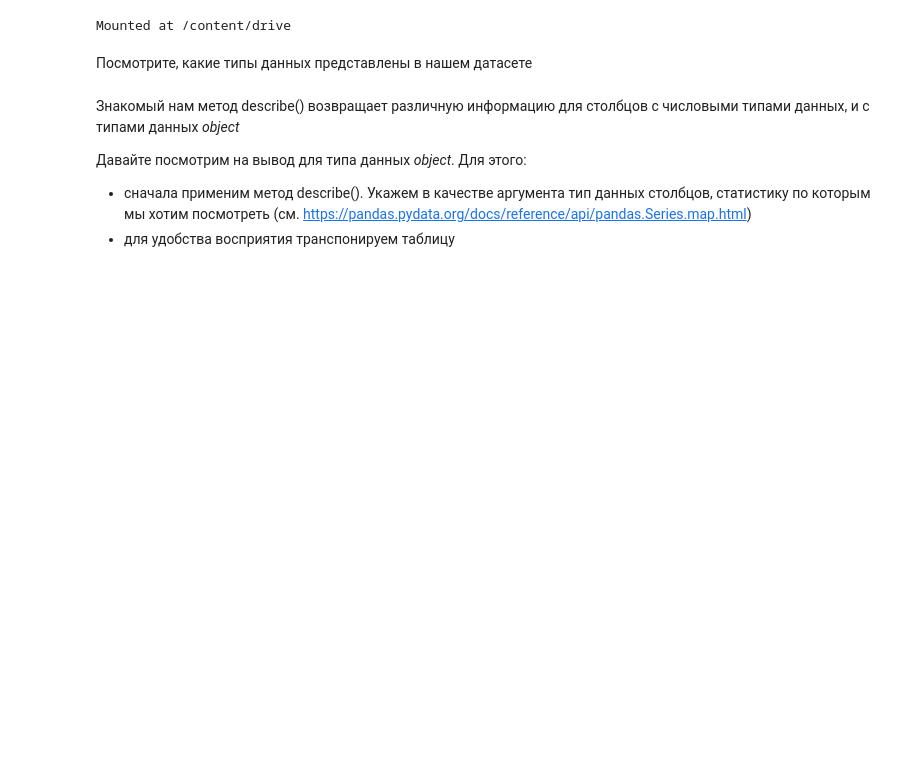
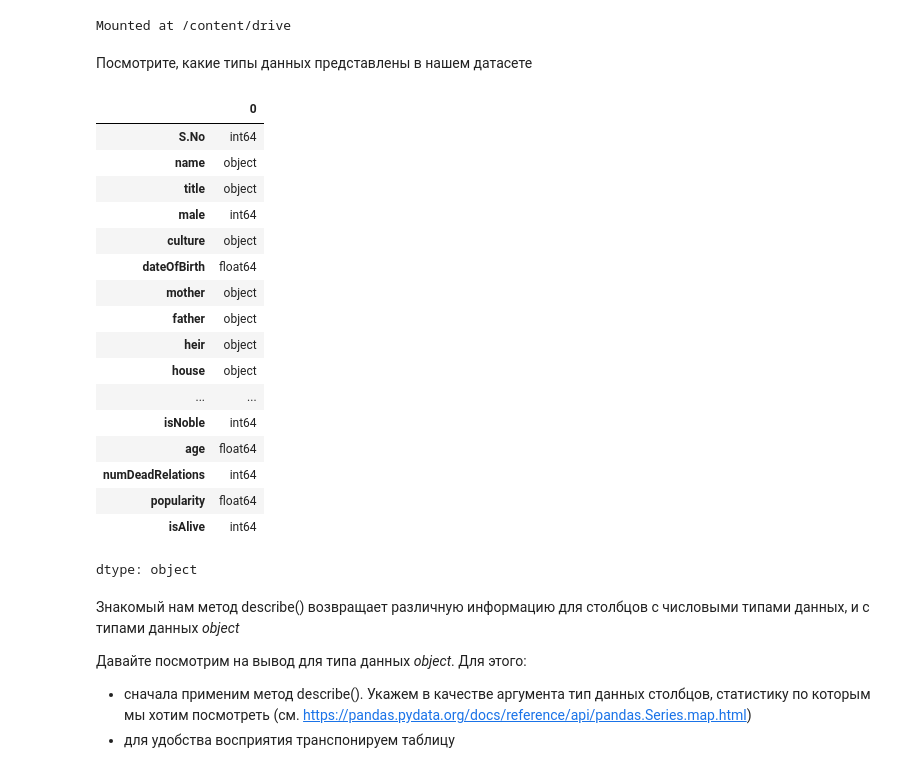
Before and after one commit to Artemidiy777/FPMI_ML, a Jupyter notebook: week_01_ml_intro/Homework/hw_1_game_of_thrones.ipynb, the cells around one changed output. Saved outputs shown, nothing was run; the diff lists cells and outputs as text; code cells hidden in the pictures; blank space fills up the shorter version.

```diff
--- a/week_01_ml_intro/Homework/hw_1_game_of_thrones.ipynb
+++ b/week_01_ml_intro/Homework/hw_1_game_of_thrones.ipynb
@@ -137,6 +138,27 @@ drive.mount('/content/drive')
 Mounted at /content/drive
 # %% [markdown]
 Посмотрите, какие типы данных представлены в нашем датасете
+# %%
+data.dtypes
+# %% [output]
+|  | 0 |
+| S.No | int64 |
+| name | object |
+| title | object |
+| male | int64 |
+| culture | object |
+| dateOfBirth | float64 |
+| mother | object |
+| father | object |
+| heir | object |
+| house | object |
+| ... | ... |
+| isNoble | int64 |
+| age | float64 |
+| numDeadRelations | int64 |
+| popularity | float64 |
+| isAlive | int64 |
+dtype: object
 # %% [markdown]
 Знакомый нам метод describe() возвращает различную информацию для столбцов с числовыми типами данных, и с типами данных *object*
 
```
Also changed, not shown: parts of 5 cells of this notebook.
